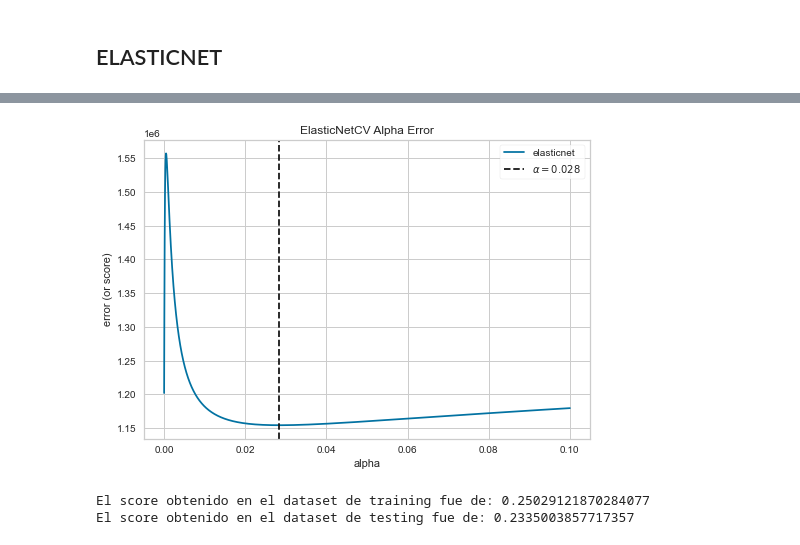
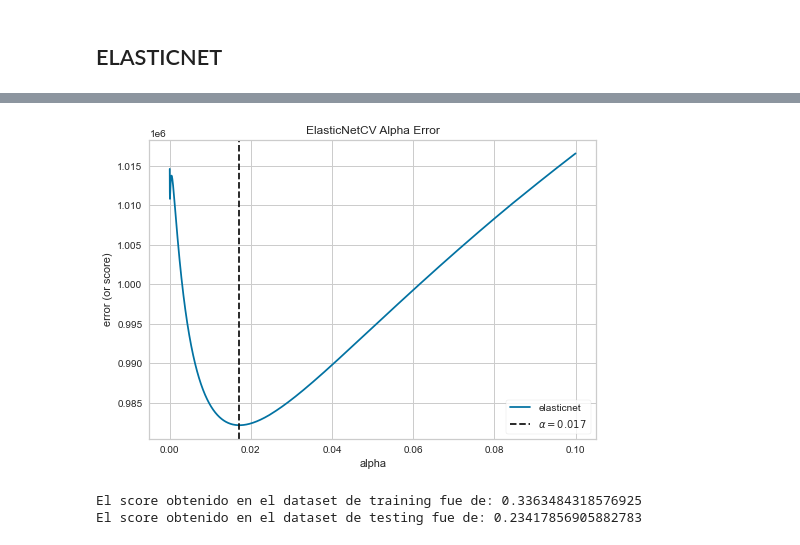
Before and after one commit to franfasan1/DG_G8_desfio2, a Jupyter notebook: notebook_desafio.ipynb, the cells around one changed output, grey strips where cells are left out. Saved outputs shown, nothing was run; the diff lists cells and outputs as text; code cells hidden in the pictures.

```diff
--- a/notebook_desafio.ipynb
+++ b/notebook_desafio.ipynb
@@ -348,7 +441,7 @@ plt.show()
 # %% [markdown]
 ## RIDGE
 # %%
-model_ridge = RidgeCV(alphas = np.linspace(0.001,2,5000))
+model_ridge = RidgeCV(alphas = np.linspace(1,200,5000))
 visualizer = AlphaSelection(model_ridge)
 visualizer.fit(Xs_train, ys_train)
 visualizer.show()
@@ -357,6 +450,6 @@ visualizer.show()
 <AxesSubplot:title={'center':'RidgeCV Alpha Error'}, xlabel='alpha', ylabel='error (or score)'>
 # %%
-model_ridge = RidgeCV(cv = 3, alphas = np.linspace(0.01,2,500))
+model_ridge = RidgeCV(cv = 3, alphas = np.linspace(100,200,500))
 
 
 model_ridge.fit(Xs_train, ys_train)
@@ -390,7 +483,7 @@ El score obtenido en el dataset de testing fue de: 0.23771354724467153
 ## ELASTICNET
 # %%
 metrica_r2 = []
-for x in np.linspace(0.1,0.95,10):
+for x in np.linspace(0.05,0.95,20):
     model_eln = ElasticNetCV(cv = 3, l1_ratio=x, alphas = np.linspace(0.01,1,5000))
     visualizer = AlphaSelection(model_eln)
     visualizer.fit(Xs_train, ys_train)
@@ -429,17 +515,17 @@ metrica_r2
 # %%
-model_eln = ElasticNetCV(cv = 3, l1_ratio=0.1, alphas = np.linspace(0,0.1,5000))
+model_eln = ElasticNetCV(cv = 3, l1_ratio=0.45, alphas = np.linspace(0,0.1,5000))
 visualizer = AlphaSelection(model_eln)
 visualizer.fit(Xs_train, ys_train)
 visualizer.show()
 
 model_eln = ElasticNetCV(cv = 3, l1_ratio= visualizer.l1_ratio_, alphas = visualizer.alphas, tol = 0.01)
 
 model_eln.fit(Xs_train, ys_train)
 y_predict = model_eln.predict(Xs_test)
 
 print("El score obtenido en el dataset de training fue de:", r2_score(ys_train, model_eln.predict(Xs_train)))
 print("El score obtenido en el dataset de testing fue de:", r2_score(ys_test, y_predict))
 # %% [output]
-[figure, old version]
+[figure, new version]
-El score obtenido en el dataset de training fue de: 0.25029121870284077
-El score obtenido en el dataset de testing fue de: 0.2335003857717357
+El score obtenido en el dataset de training fue de: 0.3363484318576925
+El score obtenido en el dataset de testing fue de: 0.23417856905882783
```
Also changed, not shown: parts of 39 cells of this notebook.
